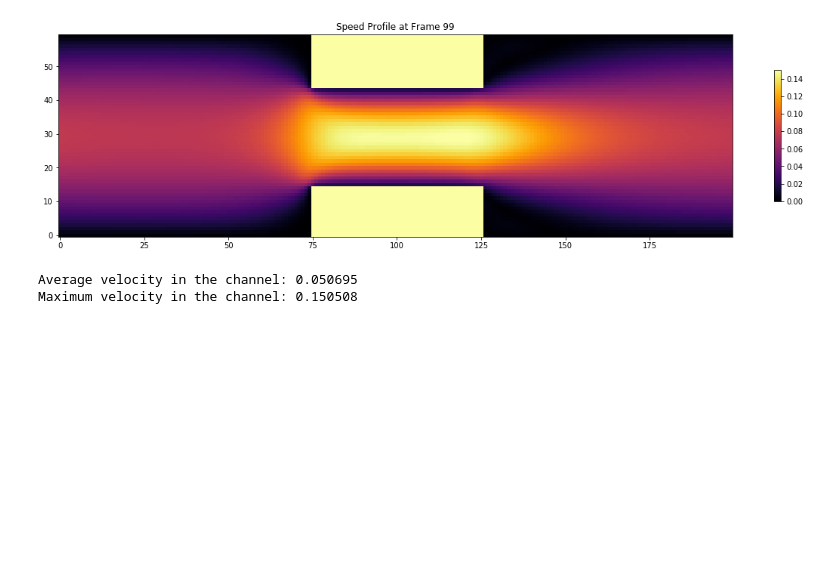
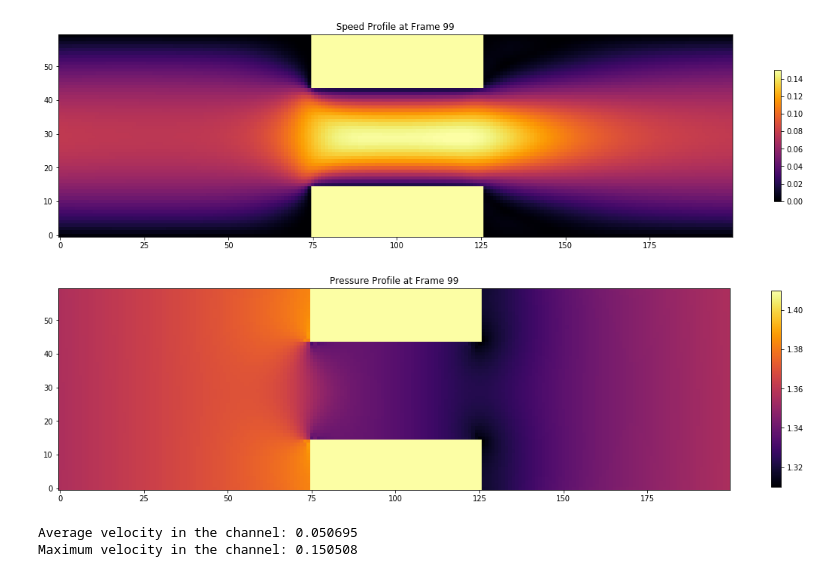
Before and after one commit to iacs-ac290r-2019/homework, a Jupyter notebook: hw2/lbm_7/viz.ipynb, the cells around one changed output. Saved outputs shown, nothing was run; the diff lists cells and outputs as text; code cells hidden in the pictures; blank space fills up the shorter version.

```diff
--- a/hw2/lbm_7/viz.ipynb
+++ b/hw2/lbm_7/viz.ipynb
@@ -89,6 +90,25 @@ plt.title("Speed Profile at Frame %i" % fr)
 plt.show()
 # %% [output]
 [figure]
+# %%
+# This is for visualizing one frame
+# First number represent frame number
+# Change 0: density, 1: ux, 2: uy, 3: speed, 4: pressure
+fr = 99
+pressure=load_file(fr)[4]
+pressure=channel(pressure)
+fig, ax = plt.subplots(figsize=(20,8))
+pMin = np.min(pressure)
+pressure_scale = 0.10
+vmin = pMin
+vmax= pMin + pressure_scale
+plt.imshow(pressure,cmap=cm.inferno, vmin=vmin, vmax=vmax)
+fig.gca().invert_yaxis()
+plt.colorbar(shrink=0.6)
+plt.title("Pressure Profile at Frame %i" % fr)
+plt.show()
+# %% [output]
+[figure, added]
 # %%
 speed=load_file(99)[3]
 print("Average velocity in the channel: %f"% np.average(speed))
```
Also changed, not shown: parts of 9 cells of this notebook, 2 other files.
